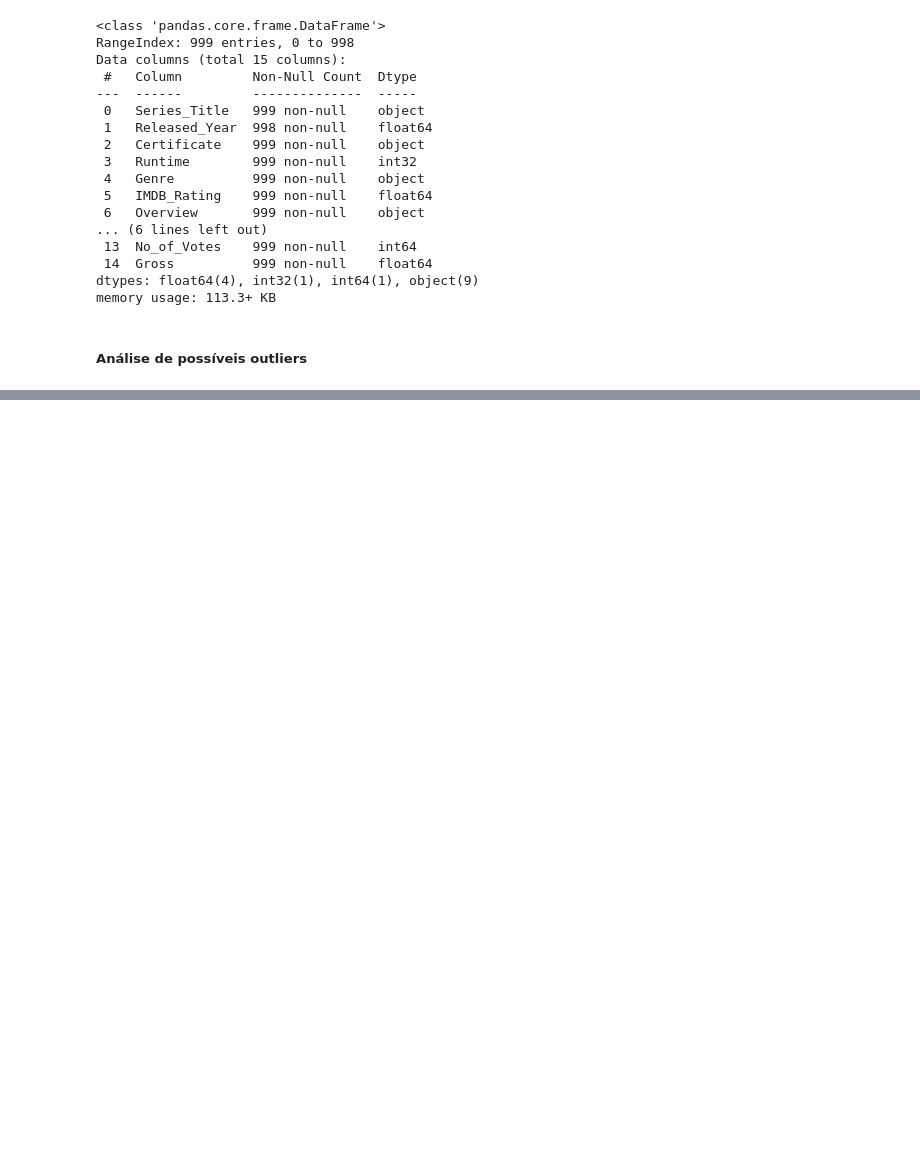
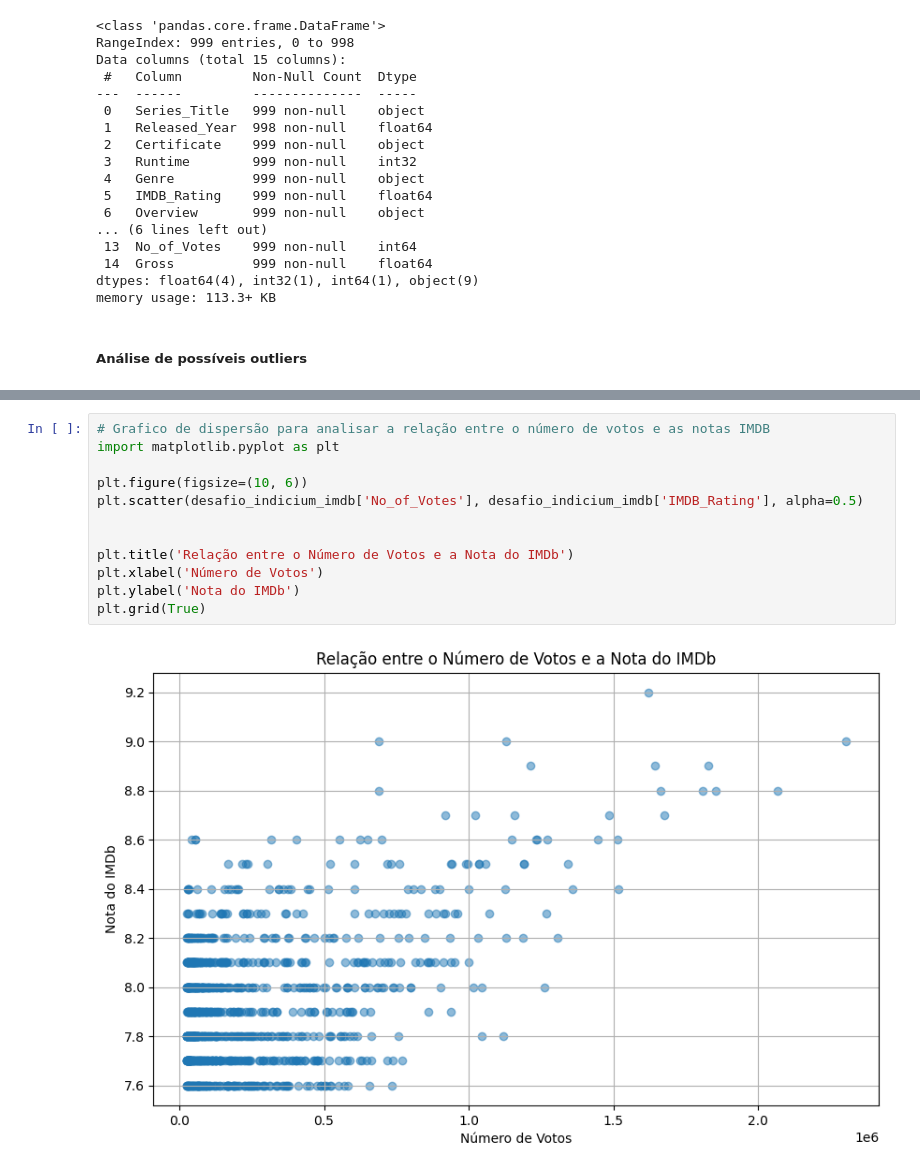
Before and after one commit to albiecr/LH-2025-11, a Jupyter notebook: Notebook/DataScienceChallenge.ipynb, the cells around one changed output, grey strips where cells are left out. Drawn from its saved outputs; the diff is of its cells as text; blank space fills up the shorter version.

```diff
--- a/Notebook/DataScienceChallenge.ipynb
+++ b/Notebook/DataScienceChallenge.ipynb
@@ -140,0 +161,14 @@ plt.show()
+# %%
+# Grafico de dispersão para analisar a relação entre o número de votos e as notas IMDB
+import matplotlib.pyplot as plt
+
+plt.figure(figsize=(10, 6))
+plt.scatter(desafio_indicium_imdb['No_of_Votes'], desafio_indicium_imdb['IMDB_Rating'], alpha=0.5)
+
+
+plt.title('Relação entre o Número de Votos e a Nota do IMDb')
+plt.xlabel('Número de Votos')
+plt.ylabel('Nota do IMDb')
+plt.grid(True)
+# %% [output]
+[figure, added]
```
Also changed, not shown: parts of 12 cells of this notebook.
